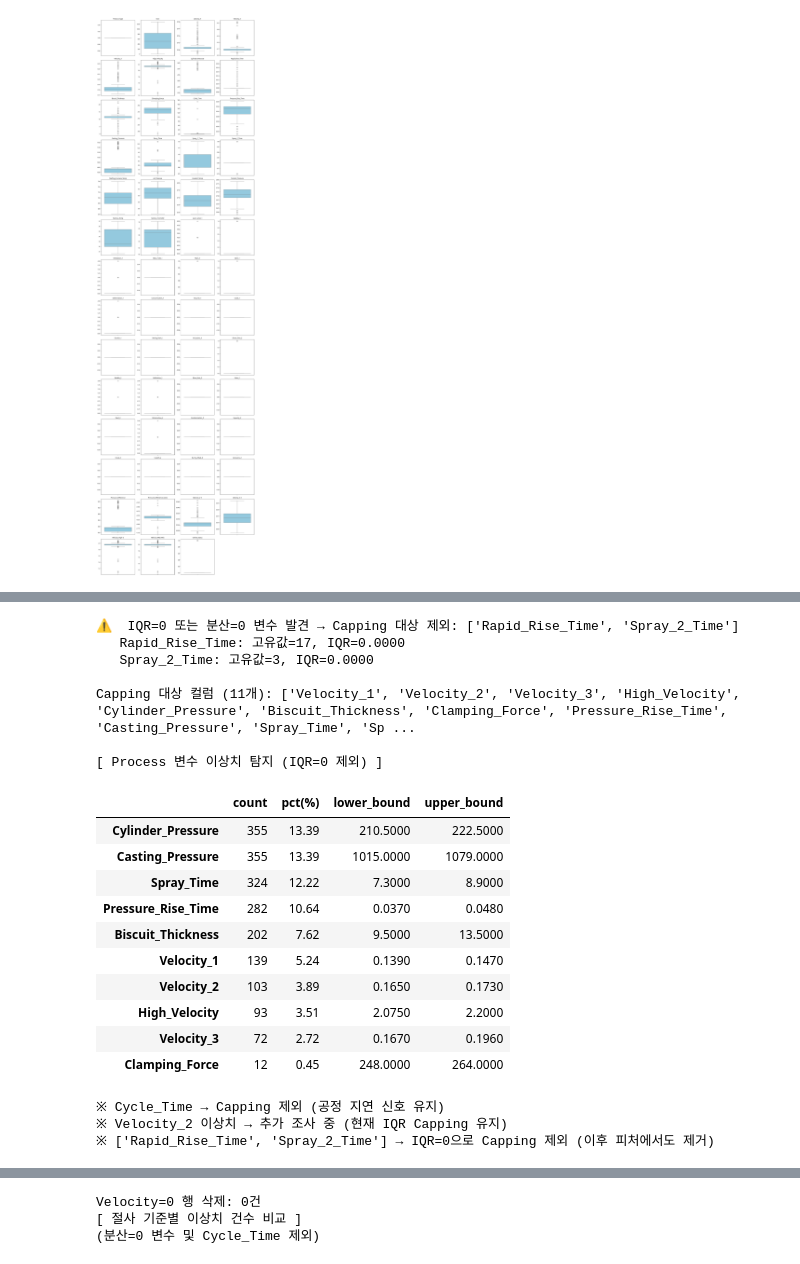
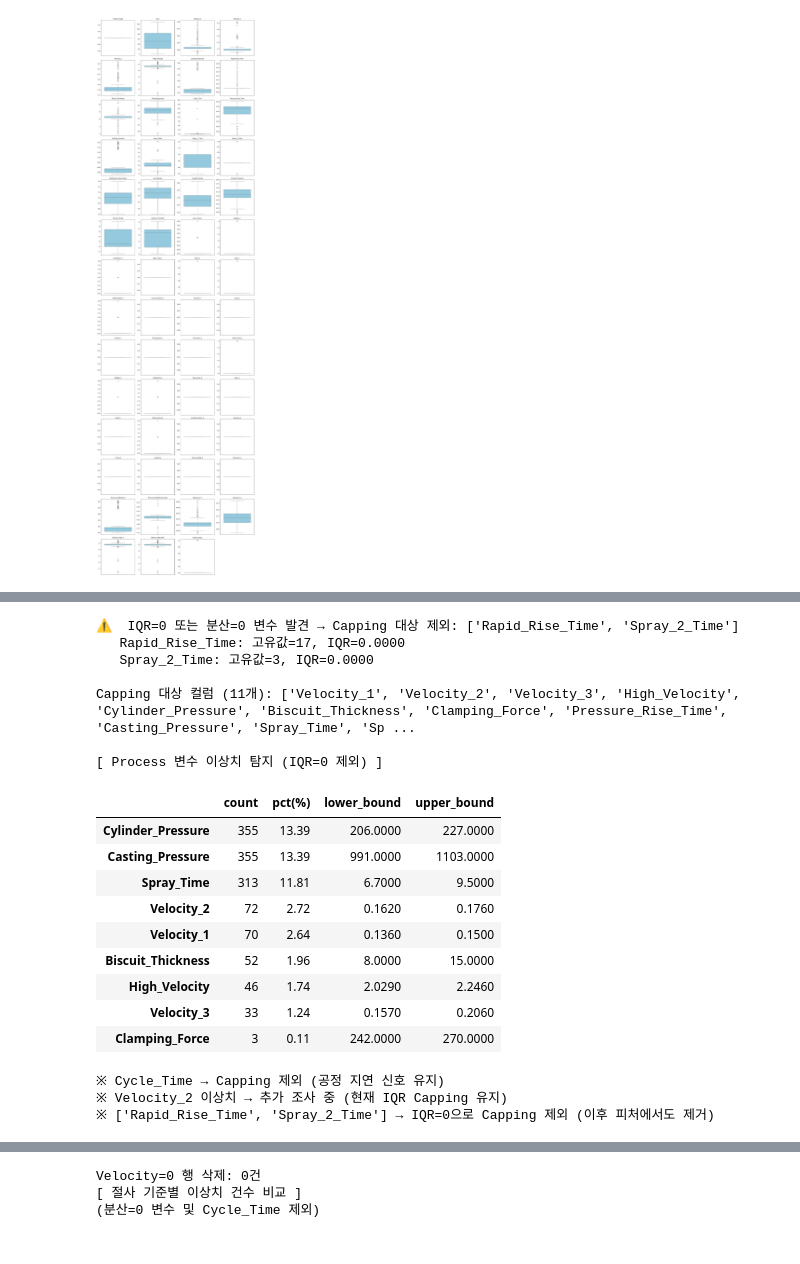
Before and after one commit to heeso0908/hotsix, a Jupyter notebook: notebooks/김재천/statistics_all_iv_vif copy.ipynb, the cells around one changed output, grey strips where cells are left out. Saved outputs shown, nothing was run; the diff lists cells and outputs as text; code cells hidden in the pictures.

```diff
--- a/notebooks/김재천/statistics_all_iv_vif copy.ipynb
+++ b/notebooks/김재천/statistics_all_iv_vif copy.ipynb
@@ -91,3 +93,38 @@ plt.tight_layout()
 plt.show()
 # %% [output]
 [figure]
+# %%
+import matplotlib.pyplot as plt
+import seaborn as sns
+import math
+
+# 숫자형 변수만 선택 (범주형 데이터가 섞여있어 에러가 나는 것을 방지)
+numeric_cols = type1_df.select_dtypes(include=['number']).columns
+
+# 전체 변수 개수
+n_cols = len(numeric_cols)
+
+# subplot 레이아웃 설정 (예: 한 줄에 4개씩)
+cols_per_row = 4
+n_rows = math.ceil(n_cols / cols_per_row)
+
+# 전체 Figure 크기 설정 (높이는 행 개수에 비례하게)
+fig, axes = plt.subplots(n_rows, cols_per_row, figsize=(16, 4 * n_rows))
+
+# 1차원 배열로 평탄화하여 for문 돌리기 쉽게 만듦
+axes = axes.flatten()
+
+# 각 변수에 대해 개별 박스플롯 그리기
+for i, col in enumerate(numeric_cols):
+    # ★ whis=(1, 99) 옵션 추가: 상하위 1%를 기준으로 수염과 이상치(Outlier)를 그림
+    sns.boxplot(y=type1_df[col], ax=axes[i], color='skyblue', whis=(1, 99))
+    axes[i].set_title(col, fontsize=12) # 개별 그래프 제목
+    axes[i].set_ylabel('') # y축 라벨 생략 (제목으로 대체)
+
+# 그래프 개수가 subplot 칸 개수보다 적을 경우 (빈 칸), 남는 축 빈공간 처리
+for j in range(i + 1, len(axes)):
+    fig.delaxes(axes[j])
+
+# 그래프 간 간격 자동 조절하여 겹치지 않게 만듦
+plt.tight_layout()
+plt.show()
@@ -98,7 +237,7 @@ def detect_outliers_iqr(dataframe, cols):
     for col in cols:
         Q1, Q3 = dataframe[col].quantile([0.25, 0.75])
         IQR = Q3 - Q1
-        lower, upper = Q1 - 1.5*IQR, Q3 + 1.5*IQR
+        lower, upper = Q1 - 3*IQR, Q3 + 3*IQR
         mask = (dataframe[col] < lower) | (dataframe[col] > upper)
         outlier_info[col] = {
             'count': mask.sum(),
@@ -123,43 +262,42 @@ for col in process_num_cols:
     IQR = Q3 - Q1
     if type1_df[col].std() == 0 or type1_df[col].nunique() <= 1 or IQR == 0:
         zero_var_cols.append(col)
 
 if zero_var_cols:
     print(f"⚠️  IQR=0 또는 분산=0 변수 발견 → Capping 대상 제외: {zero_var_cols}")
     for col in zero_var_cols:
         print(f"   {col}: 고유값={type1_df[col].nunique()}, IQR={type1_df[col].quantile(0.75)-type1_df[col].quantile(0.25):.4f}")
 else:
     print("✅ 분산=0 / IQR=0 변수 없음")
 
 # Capping 가능한 컬럼만 추출 (IQR=0 + Cycle_Time 제외)
 cap_cols = [c for c in process_num_cols if c != 'Cycle_Time' and c not in zero_var_cols]
 print(f"\nCapping 대상 컬럼 ({len(cap_cols)}개): {cap_cols}")
 
 print("\n[ Process 변수 이상치 탐지 (IQR=0 제외) ]")
 display(detect_outliers_iqr(type1_df, cap_cols))
 print("\n※ Cycle_Time → Capping 제외 (공정 지연 신호 유지)")
 print("※ Velocity_2 이상치 → 추가 조사 중 (현재 IQR Capping 유지)")
 if zero_var_cols:
     print(f"※ {zero_var_cols} → IQR=0으로 Capping 제외 (이후 피처에서도 제거)")
 # %% [output]
 ⚠️  IQR=0 또는 분산=0 변수 발견 → Capping 대상 제외: ['Rapid_Rise_Time', 'Spray_2_Time']
    Rapid_Rise_Time: 고유값=17, IQR=0.0000
    Spray_2_Time: 고유값=3, IQR=0.0000
 
 Capping 대상 컬럼 (11개): ['Velocity_1', 'Velocity_2', 'Velocity_3', 'High_Velocity', 'Cylinder_Pressure', 'Biscuit_Thickness', 'Clamping_Force', 'Pressure_Rise_Time', 'Casting_Pressure', 'Spray_Time', 'Sp ...
 
 [ Process 변수 이상치 탐지 (IQR=0 제외) ]
 |  | count | pct(%) | lower_bound | upper_bound |
-| Cylinder_Pressure | 355 | 13.39 | 210.5000 | 222.5000 |
-| Casting_Pressure | 355 | 13.39 | 1015.0000 | 1079.0000 |
-| Spray_Time | 324 | 12.22 | 7.3000 | 8.9000 |
-| Pressure_Rise_Time | 282 | 10.64 | 0.0370 | 0.0480 |
-| Biscuit_Thickness | 202 | 7.62 | 9.5000 | 13.5000 |
-| Velocity_1 | 139 | 5.24 | 0.1390 | 0.1470 |
-| Velocity_2 | 103 | 3.89 | 0.1650 | 0.1730 |
-| High_Velocity | 93 | 3.51 | 2.0750 | 2.2000 |
-| Velocity_3 | 72 | 2.72 | 0.1670 | 0.1960 |
-| Clamping_Force | 12 | 0.45 | 248.0000 | 264.0000 |
+| Cylinder_Pressure | 355 | 13.39 | 206.0000 | 227.0000 |
+| Casting_Pressure | 355 | 13.39 | 991.0000 | 1103.0000 |
+| Spray_Time | 313 | 11.81 | 6.7000 | 9.5000 |
+| Velocity_2 | 72 | 2.72 | 0.1620 | 0.1760 |
+| Velocity_1 | 70 | 2.64 | 0.1360 | 0.1500 |
+| Biscuit_Thickness | 52 | 1.96 | 8.0000 | 15.0000 |
+| High_Velocity | 46 | 1.74 | 2.0290 | 2.2460 |
+| Velocity_3 | 33 | 1.24 | 0.1570 | 0.2060 |
+| Clamping_Force | 3 | 0.11 | 242.0000 | 270.0000 |
 ※ Cycle_Time → Capping 제외 (공정 지연 신호 유지)
 ※ Velocity_2 이상치 → 추가 조사 중 (현재 IQR Capping 유지)
 ※ ['Rapid_Rise_Time', 'Spray_2_Time'] → IQR=0으로 Capping 제외 (이후 피처에서도 제거)
```
Also changed, not shown: parts of 7 cells of this notebook, 4 other files.
